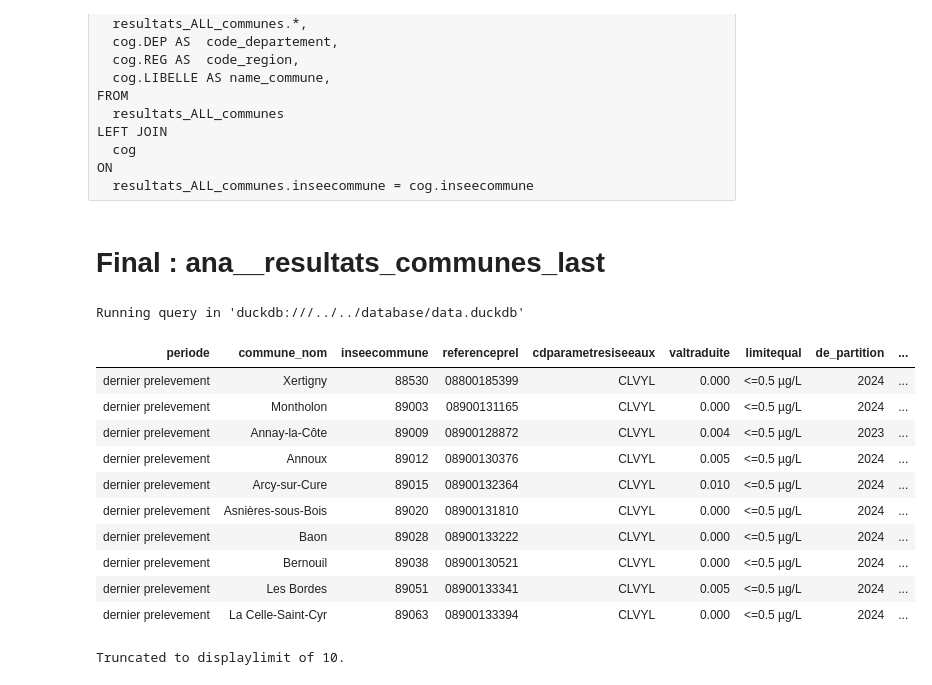
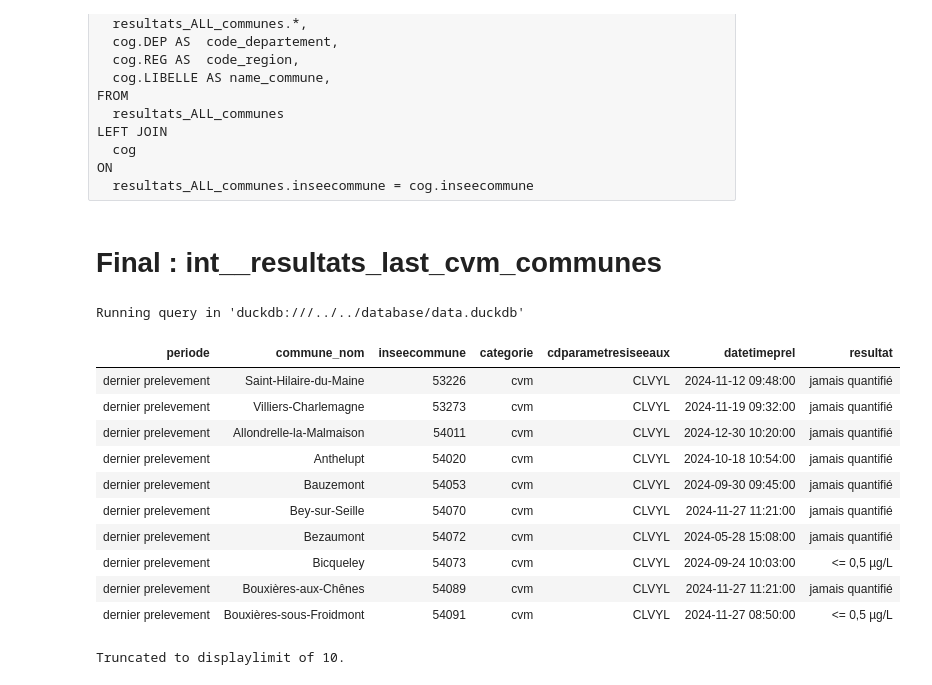
Before and after one commit to dataforgoodfr/13_pollution_eau, a Jupyter notebook: analytics/notebooks/cvm_calcul_conformite_par_commune_LastPvl.ipynb, the cells around one changed output. Cells and saved outputs as stored; diff of their text form; code cells hidden in the pictures.

Commit message:
feat: all table for cvm - 6 in total

```diff
--- a/analytics/notebooks/cvm_calcul_conformite_par_commune_LastPvl.ipynb
+++ b/analytics/notebooks/cvm_calcul_conformite_par_commune_LastPvl.ipynb
@@ -134,7 +162,7 @@ LEFT JOIN
 ON
   resultats_ALL_communes.inseecommune = cog.inseecommune
 # %% [markdown]
-# Final : ana__resultats_communes_last
+# Final : int__resultats_last_cvm_communes
 # %%
 %%sql
 WITH
@@ -169,51 +197,70 @@ communes_LAST_PVL AS (
     ),
 /* communes_LAST_PVL END */
 
+resultat_communes_LAST_PVL AS (
+SELECT
+    inseecommune,
+    categorie,
+    cdparametresiseeaux,
+    datetimeprel,
+    CASE WHEN valtraduite = 0 THEN 'jamais quantifié'
+         WHEN valtraduite = 1 THEN 'jamais quantifié' -- Pas de données qrana dans int__resultats_udi_communes: A ajouter ??
+         WHEN limitequal_float is not NULL AND valtraduite > limitequal_float THEN  '> 0,5 µg/L'
+         WHEN limitequal_float is not NULL AND valtraduite <= limitequal_float THEN '<= 0,5 µg/L'
+         ELSE 'error check SQL'
+    END AS resultat
+FROM
+    communes_LAST_PVL
+ ),
 
 resultats_all_communes_last AS (
-    SELECT
-        *
-    FROM
-     list_communes_uid
-    LEFT JOIN
-     communes_LAST_PVL
-    ON
-        list_communes_uid.inseecommune  =  communes_LAST_PVL.inseecommune
+SELECT
+    list_communes_uid.inseecommune,
+    resultat_communes_LAST_PVL.categorie,
+    resultat_communes_LAST_PVL.cdparametresiseeaux,
+    resultat_communes_LAST_PVL.datetimeprel AS last_datetimeprel,
+    coalesce(resultat_communes_LAST_PVL.resultat,'Pas recherché') AS resultat
+FROM
+ list_communes_uid
+LEFT JOIN
+ resultat_communes_LAST_PVL
+ON
+    list_communes_uid.inseecommune  =  resultat_communes_LAST_PVL.inseecommune
 ),
 
 cog AS (
     SELECT
       DEP AS code_departement,
       REG AS code_region,
       COM AS inseecommune,
       LIBELLE AS commune_nom
     FROM
       cog_communes
     WHERE
         TYPECOM = 'COM'
 )
 
 SELECT
     'dernier prelevement' AS periode,
     cog.commune_nom,
     resultats_all_communes_last.*
 FROM
   resultats_all_communes_last
 LEFT JOIN
   cog
 ON
   resultats_all_communes_last.inseecommune = cog.inseecommune
 # %% [output]
 Running query in 'duckdb:///../../database/data.duckdb'
-| periode | commune_nom | inseecommune | referenceprel | cdparametresiseeaux | valtraduite | limitequal | de_partition | ... |
-| dernier prelevement | Xertigny | 88530 | 08800185399 | CLVYL | 0.000 | <=0.5 µg/L | 2024 | ... |
-| dernier prelevement | Montholon | 89003 | 08900131165 | CLVYL | 0.000 | <=0.5 µg/L | 2024 | ... |
-| dernier prelevement | Annay-la-Côte | 89009 | 08900128872 | CLVYL | 0.004 | <=0.5 µg/L | 2023 | ... |
-| dernier prelevement | Annoux | 89012 | 08900130376 | CLVYL | 0.005 | <=0.5 µg/L | 2024 | ... |
-| dernier prelevement | Arcy-sur-Cure | 89015 | 08900132364 | CLVYL | 0.010 | <=0.5 µg/L | 2024 | ... |
-| dernier prelevement | Asnières-sous-Bois | 89020 | 08900131810 | CLVYL | 0.000 | <=0.5 µg/L | 2024 | ... |
-| dernier prelevement | Baon | 89028 | 08900133222 | CLVYL | 0.000 | <=0.5 µg/L | 2024 | ... |
-| dernier prelevement | Bernouil | 89038 | 08900130521 | CLVYL | 0.000 | <=0.5 µg/L | 2024 | ... |
-| dernier prelevement | Les Bordes | 89051 | 08900133341 | CLVYL | 0.005 | <=0.5 µg/L | 2024 | ... |
-| dernier prelevement | La Celle-Saint-Cyr | 89063 | 08900133394 | CLVYL | 0.000 | <=0.5 µg/L | 2024 | ... |
+| periode | commune_nom | inseecommune | categorie | cdparametresiseeaux | datetimeprel | resultat |
+| dernier prelevement | Saint-Hilaire-du-Maine | 53226 | cvm | CLVYL | 2024-11-12 09:48:00 | jamais quantifié |
+| dernier prelevement | Villiers-Charlemagne | 53273 | cvm | CLVYL | 2024-11-19 09:32:00 | jamais quantifié |
+| dernier prelevement | Allondrelle-la-Malmaison | 54011 | cvm | CLVYL | 2024-12-30 10:20:00 | jamais quantifié |
+| dernier prelevement | Anthelupt | 54020 | cvm | CLVYL | 2024-10-18 10:54:00 | jamais quantifié |
+| dernier prelevement | Bauzemont | 54053 | cvm | CLVYL | 2024-09-30 09:45:00 | jamais quantifié |
+| dernier prelevement | Bey-sur-Seille | 54070 | cvm | CLVYL | 2024-11-27 11:21:00 | jamais quantifié |
+| dernier prelevement | Bezaumont | 54072 | cvm | CLVYL | 2024-05-28 15:08:00 | jamais quantifié |
+| dernier prelevement | Bicqueley | 54073 | cvm | CLVYL | 2024-09-24 10:03:00 | <= 0,5 µg/L |
+| dernier prelevement | Bouxières-aux-Chênes | 54089 | cvm | CLVYL | 2024-11-27 11:21:00 | jamais quantifié |
+| dernier prelevement | Bouxières-sous-Froidmont | 54091 | cvm | CLVYL | 2024-11-27 08:50:00 | <= 0,5 µg/L |
 Truncated to displaylimit of 10.
```
Also changed, not shown: parts of 6 cells of this notebook, 8 other files.
